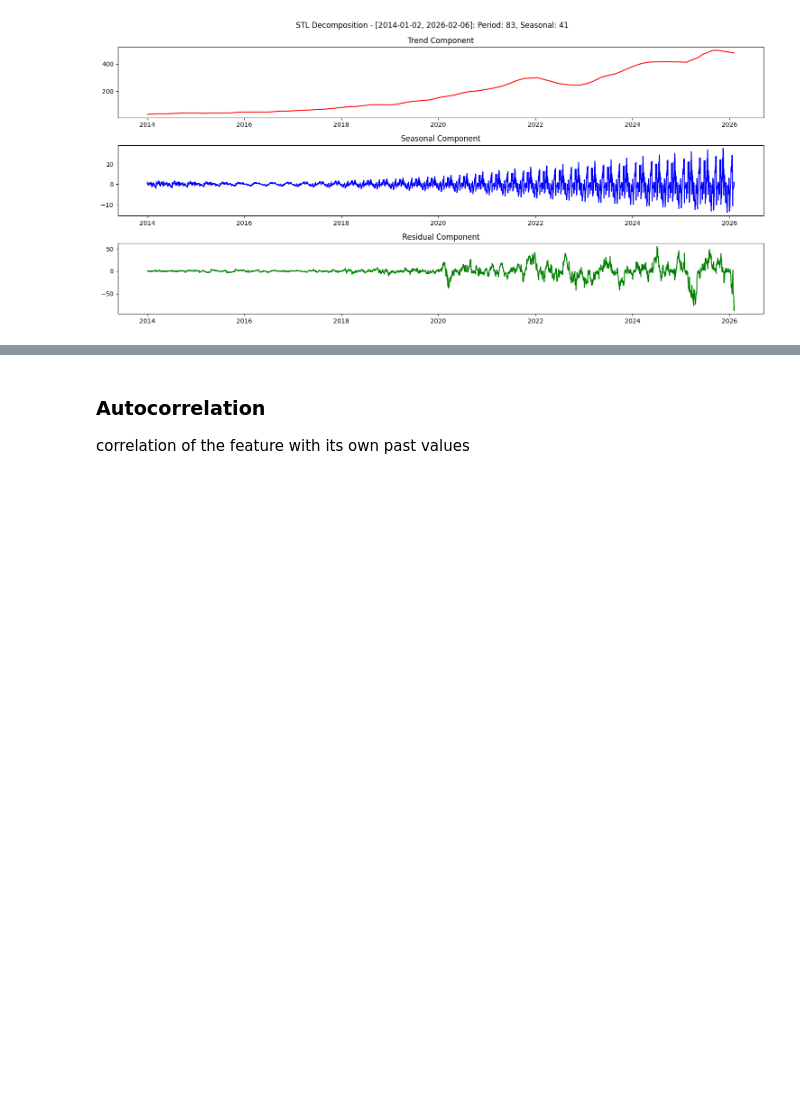
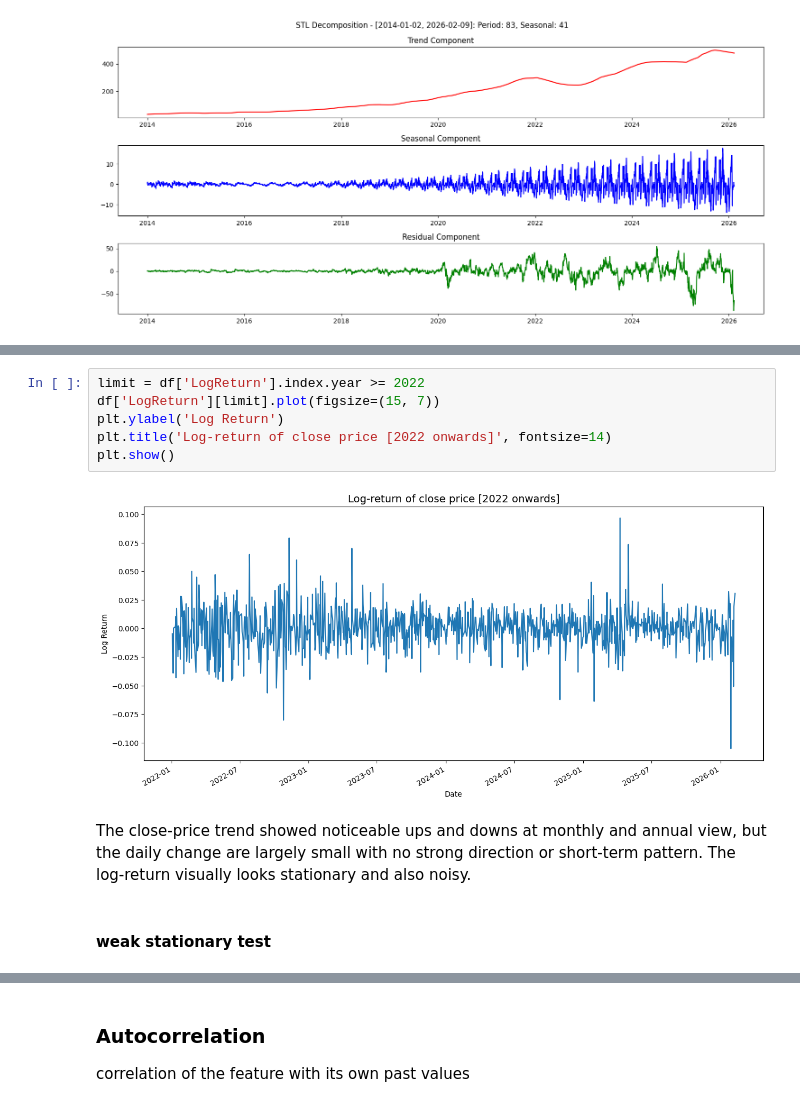
Before and after one commit to shashankgarewal/Time-Series-Analysis-Forecasting, a Jupyter notebook: notebooks/02_eda_analysis.ipynb, the cells around one changed output, grey strips where cells are left out. Saved outputs shown, nothing was run; the diff lists cells and outputs as text; blank space fills up the shorter version.

```diff
--- a/notebooks/02_eda_analysis.ipynb
+++ b/notebooks/02_eda_analysis.ipynb
@@ -322 +334,13 @@ Log return provide some meaningful benefits over other transformation (return) l
+# %%
+limit = df['LogReturn'].index.year >= 2022
+df['LogReturn'][limit].plot(figsize=(15, 7))
+plt.ylabel('Log Return')
+plt.title('Log-return of close price [2022 onwards]', fontsize=14)
+plt.show()
+# %% [output]
+[figure, added]
+# %% [markdown]
+The close‑price trend showed noticeable ups and downs at monthly and annual view, but the daily change are largely small with no strong direction or short‑term pattern. The log-return visually looks stationary and also noisy.
+# %% [markdown]
+#### weak stationary test
 # %%
```
Also changed, not shown: parts of 24 cells of this notebook.
